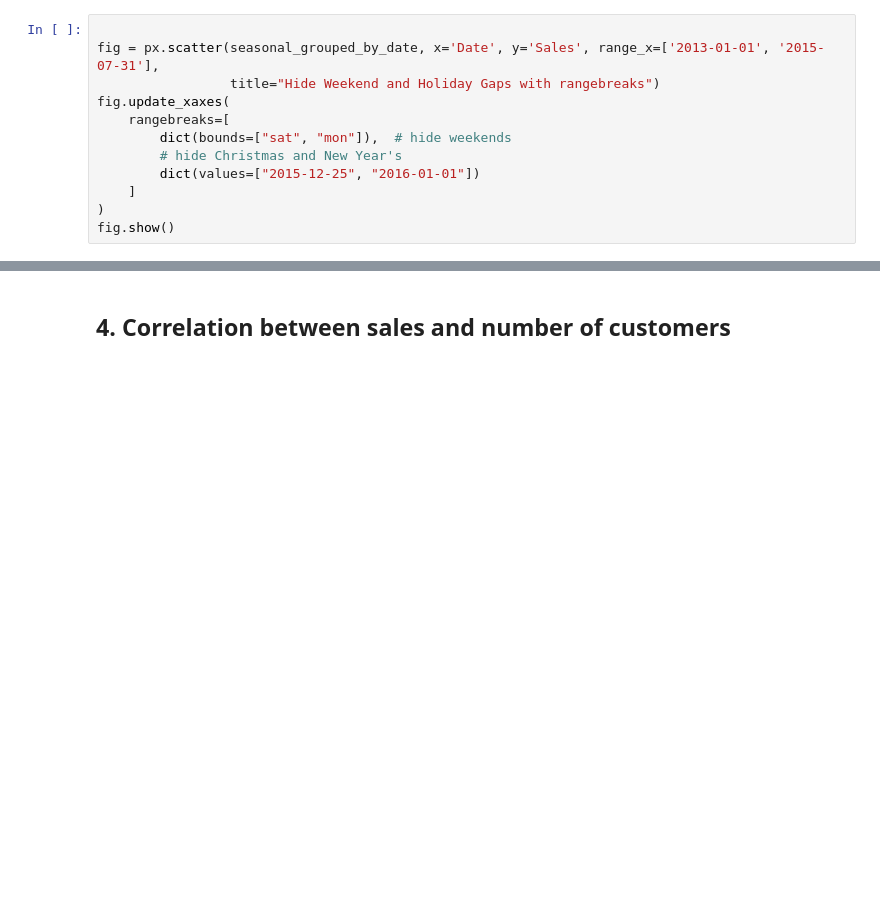
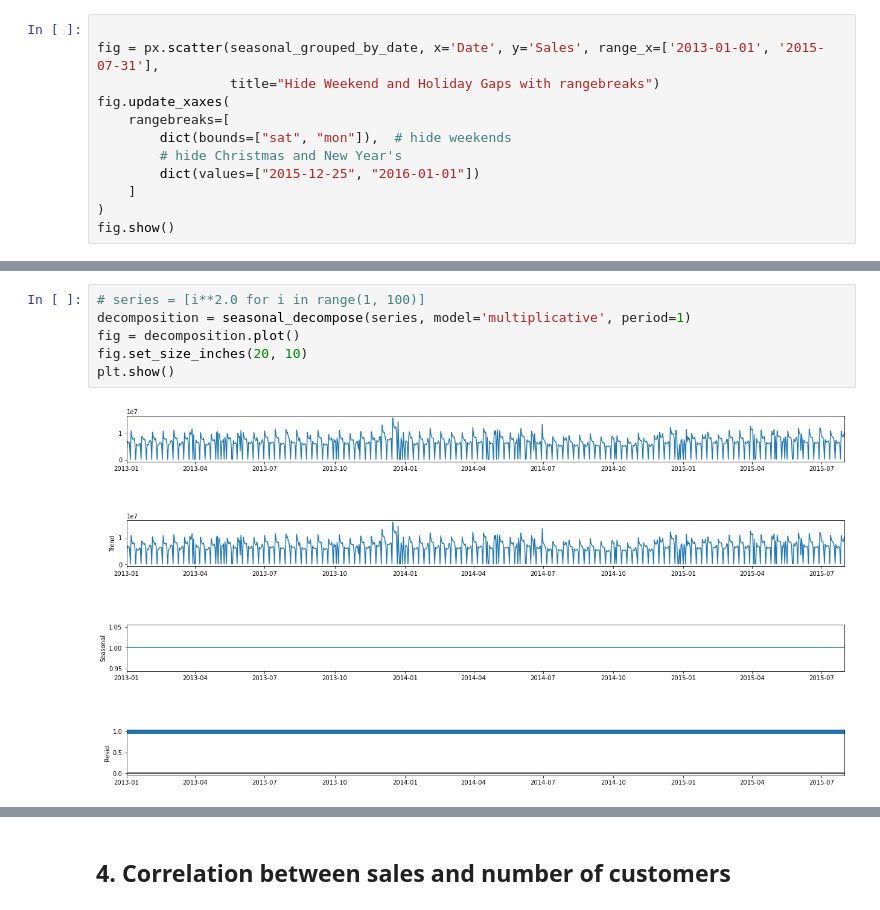
Before and after one commit to degagawolde/pharmaceutical-sales-prediction, a Jupyter notebook: notebooks/DataExploration.ipynb, the cells around one changed output, grey strips where cells are left out. Drawn from its saved outputs; the diff is of its cells as text; blank space fills up the shorter version.

```diff
--- a/notebooks/DataExploration.ipynb
+++ b/notebooks/DataExploration.ipynb
@@ -278,0 +245,8 @@ Coefficients: [[ 1.76649628e-07]
+# %%
+# series = [i**2.0 for i in range(1, 100)]
+decomposition = seasonal_decompose(series, model='multiplicative', period=1)
+fig = decomposition.plot()
+fig.set_size_inches(20, 10)
+plt.show()
+# %% [output]
+[figure, added]
```
Also changed, not shown: parts of 18 cells of this notebook, 2 other files.
